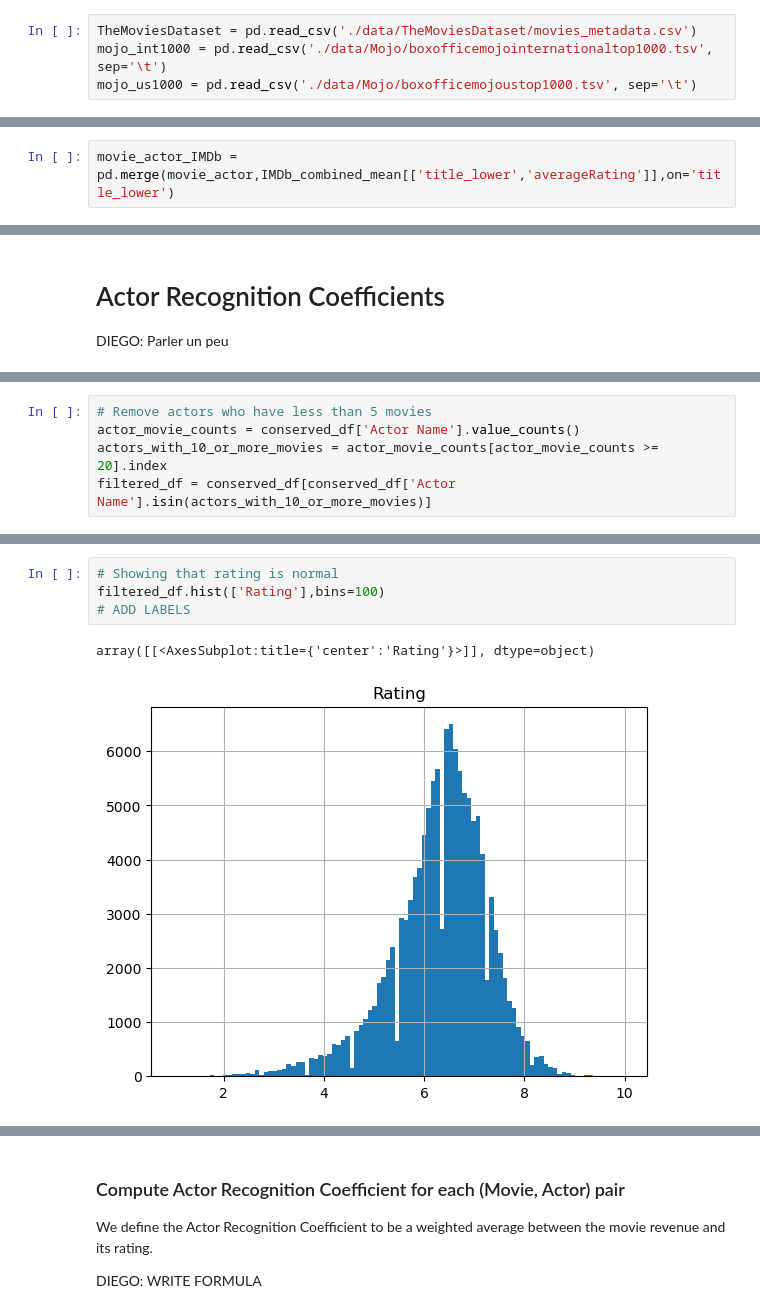
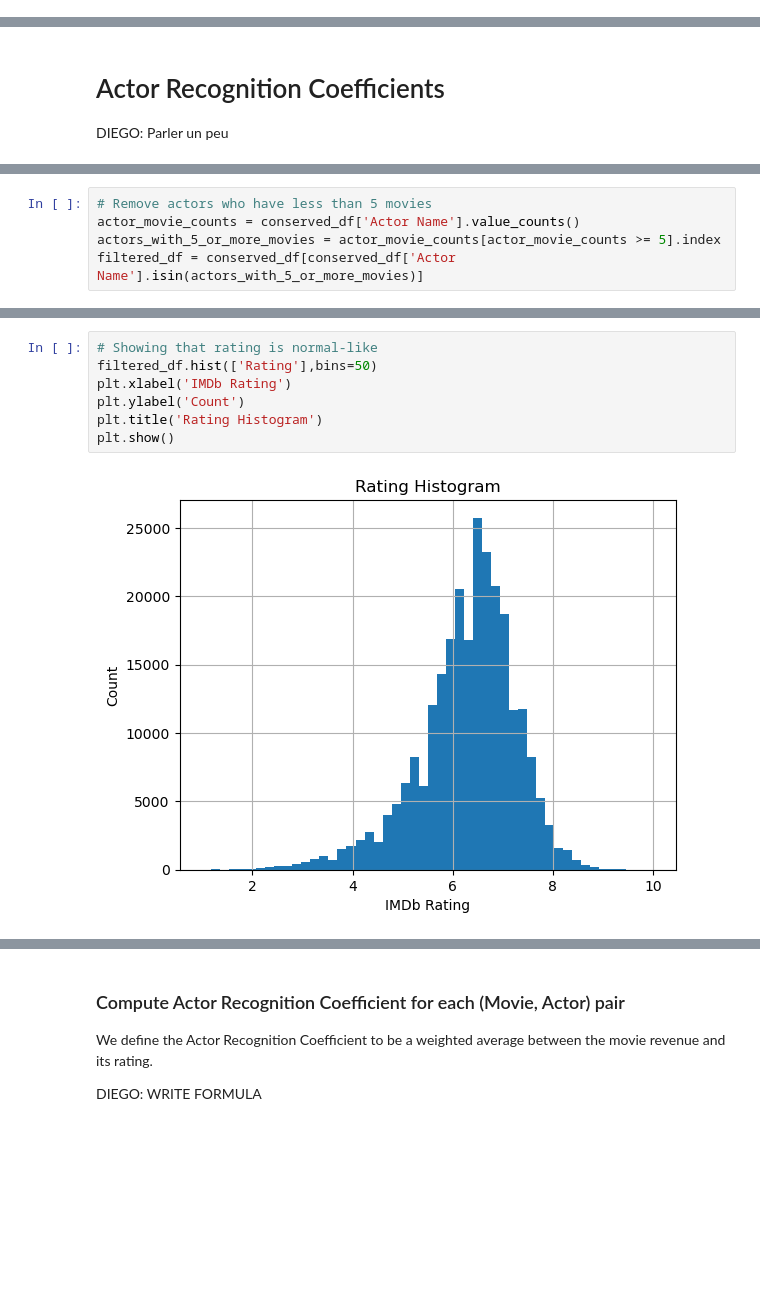
Before and after one commit to epfl-ada/ada-2023-project-pandateam23, a Jupyter notebook: Pico-Andre.ipynb, the cells around one changed output, grey strips where cells are left out. Saved outputs shown, nothing was run; the diff lists cells and outputs as text; blank space fills up the shorter version.

```diff
--- a/Pico-Andre.ipynb
+++ b/Pico-Andre.ipynb
@@ -60,10 +65,6 @@ TheMoviesDataset = pd.read_csv('./data/TheMoviesDataset/movies_metadata.csv')
 mojo_int1000 = pd.read_csv('./data/Mojo/boxofficemojointernationaltop1000.tsv', sep='\t')
 mojo_us1000 = pd.read_csv('./data/Mojo/boxofficemojoustop1000.tsv', sep='\t')
 inflation = pd.read_excel('./data/Inflation/Inflation-data.xlsx', sheet_name='hcpi_a')
-# %%
-TheMoviesDataset = pd.read_csv('./data/TheMoviesDataset/movies_metadata.csv')
-mojo_int1000 = pd.read_csv('./data/Mojo/boxofficemojointernationaltop1000.tsv', sep='\t')
-mojo_us1000 = pd.read_csv('./data/Mojo/boxofficemojoustop1000.tsv', sep='\t')
 # %%
 # Adding column names
 movie_columns = ["Wikipedia movie ID", "Freebase movie ID", "Movie name", "Movie release date", "Movie box office revenue", "Movie runtime", "Movie languages (Freebase ID:name tuples)", "Movie countries (Freebase ID:name tuples)", "Movie genres (Freebase ID:name tuples)"]
@@ -131,8 +132,6 @@ IMDb_combined_mean.reset_index(inplace=True)
 
 # Merge IMDb ratings with the movies and actors dataframe
 movie_actor_IMDb = pd.merge(movie_actor,IMDb_combined_mean[['title_lower','averageRating']],on='title_lower')
-# %%
-movie_actor_IMDb = pd.merge(movie_actor,IMDb_combined_mean[['title_lower','averageRating']],on='title_lower')
 # %% [markdown]
 ### Enrich dataframe with other datasets
 # %%
@@ -256,6 +256,6 @@ As a first preprocessing step we remove actors that have less than 2 movies, in
 # %%
 # Remove actors who have less than 5 movies
 actor_movie_counts = conserved_df['Actor Name'].value_counts()
-actors_with_10_or_more_movies = actor_movie_counts[actor_movie_counts >= 20].index
-filtered_df = conserved_df[conserved_df['Actor Name'].isin(actors_with_10_or_more_movies)]
+actors_with_5_or_more_movies = actor_movie_counts[actor_movie_counts >= 5].index
+filtered_df = conserved_df[conserved_df['Actor Name'].isin(actors_with_5_or_more_movies)]
 # %% [markdown]
@@ -278,10 +286,12 @@ plt.show()
 # %%
-# Showing that rating is normal
-filtered_df.hist(['Rating'],bins=100)
-# ADD LABELS
+# Showing that rating is normal-like
+filtered_df.hist(['Rating'],bins=50)
+plt.xlabel('IMDb Rating')
+plt.ylabel('Count')
+plt.title('Rating Histogram')
+plt.show()
 # %% [output]
-array([[<AxesSubplot:title={'center':'Rating'}>]], dtype=object)
-[figure, old version]
+[figure, new version]
 # %% [markdown]
 As we can see from the previous plots:
 - The Revenue of movies follows a right-skewed heavy-tailed distribution
```
Also changed, not shown: parts of 35 cells of this notebook.
